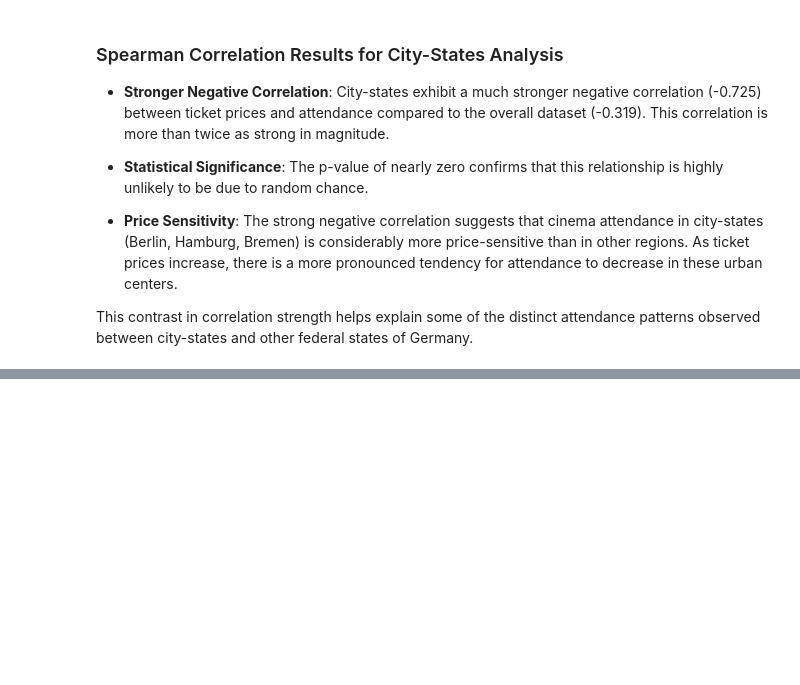
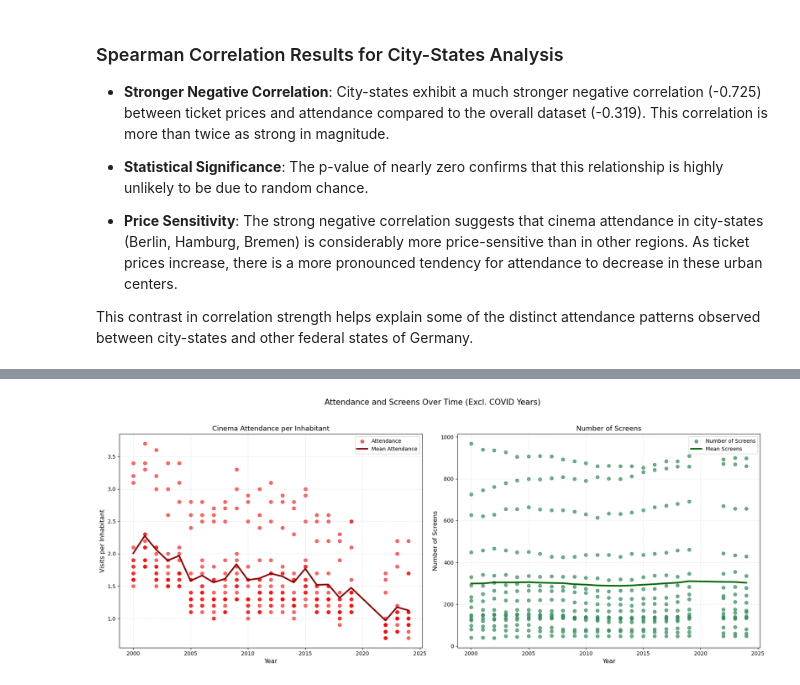
Before and after one commit to federico-bnt/German-cinema-exploratory-analysis-2025, a Jupyter notebook: bin/analysis_notebook.ipynb, the cells around one changed output, grey strips where cells are left out. Cells and saved outputs as stored; diff of their text form; code cells hidden in the pictures; blank space fills up the shorter version.

```diff
--- a/bin/analysis_notebook.ipynb
+++ b/bin/analysis_notebook.ipynb
@@ -801,0 +874,12 @@ This contrast in correlation strength helps explain some of the distinct attenda
+# %%
+################################################################################
+# Print the top 3 regions by average number of cinemas (excluding COVID years)
+
+# Exclude COVID years
+non_covid_data = df[~df['Years'].isin([2020, 2021])]
+
+# Calculate average number of cinemas per region
+avg_cinemas_per_region = non_covid_data.groupby('Regions')['Cinemas'].mean().sort_values(ascending=False)
+
+print("Top 3 regions by average number of cinemas (excluding COVID years):")
+print(avg_cinemas_per_region.head(3).round(2))
@@ -801,0 +896,66 @@ This contrast in correlation strength helps explain some of the distinct attenda
+# %%
+################################################################################
+# 4.4: Attendance and Number of Screens Over Time (Excl. COVID)
+
+fig, axes = plt.subplots(1, 2, figsize=(18, 7), sharey=False)
+
+years = sorted(non_covid_data['Years'].unique())
+
+# --- Subplot 1: Attendance per Inhabitant ---
+axes[0].scatter(
+    non_covid_data['Years'],
+    non_covid_data['Cinema visits per inhabitant'],
+    color='red',
+    alpha=0.6,
+    s=40,
+    label='Attendance'
+)
+mean_attendance_per_year = non_covid_data.groupby('Years')['Cinema visits per inhabitant'].mean()
+axes[0].plot(
+    years,
+    mean_attendance_per_year.loc[years],
+    color='darkred',
+    linewidth=3,
+    linestyle='-',
+    label='Mean Attendance'
+)
+axes[0].set_xlabel('Year', fontsize=12)
+axes[0].set_ylabel('Visits per Inhabitant', fontsize=12)
+axes[0].set_title('Cinema Attendance per Inhabitant', fontsize=13)
+axes[0].grid(True, linestyle='--', alpha=0.3)
+axes[0].legend(fontsize=10)
+
+# --- Subplot 2: Number of Screens ---
+axes[1].scatter(
+    non_covid_data['Years'],
+    non_covid_data['Screens'],
+    color='seagreen',
+    alpha=0.7,
+    s=40,
+    label='Number of Screens'
+)
+mean_screens_per_year = non_covid_data.groupby('Years')['Screens'].mean()
+axes[1].plot(
+    years,
+    mean_screens_per_year.loc[years],
+    color='darkgreen',
+    linewidth=3,
+    linestyle='-',
+    label='Mean Screens'
+)
+axes[1].set_xlabel('Year', fontsize=12)
+axes[1].set_ylabel('Number of Screens', fontsize=12)
+axes[1].set_title('Number of Screens', fontsize=13)
+axes[1].grid(True, linestyle='--', alpha=0.3)
+axes[1].legend(fontsize=10)
+
+plt.suptitle('Attendance and Screens Over Time (Excl. COVID Years)', fontsize=15, y=1.03)
+plt.tight_layout()
+plt.show()
+
+# Print the top 3 regions by average number of screens (excluding COVID years)
+avg_screens_per_region = non_covid_data.groupby('Regions')['Screens'].mean().sort_values(ascending=False)
+print("Top 3 regions by average number of screens (excluding COVID years):")
+print(avg_screens_per_region.head(3).round(2))
+# %% [output]
+[figure, added]
```
Also changed, not shown: parts of 9 cells of this notebook.
